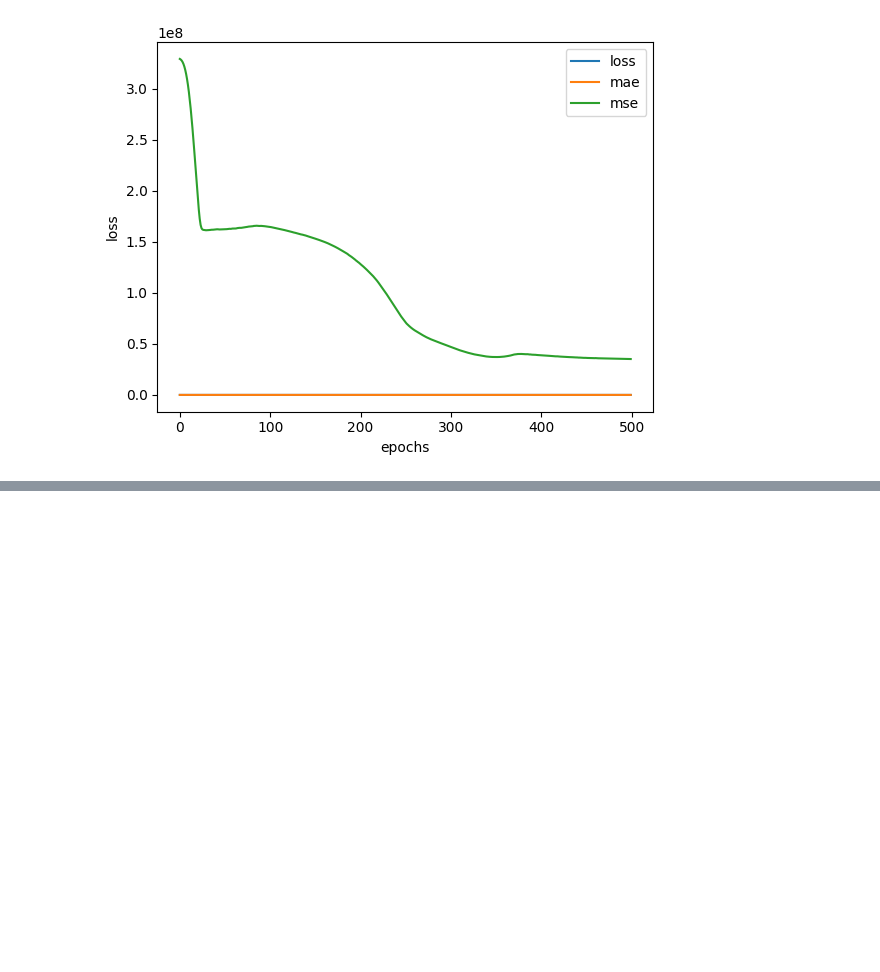
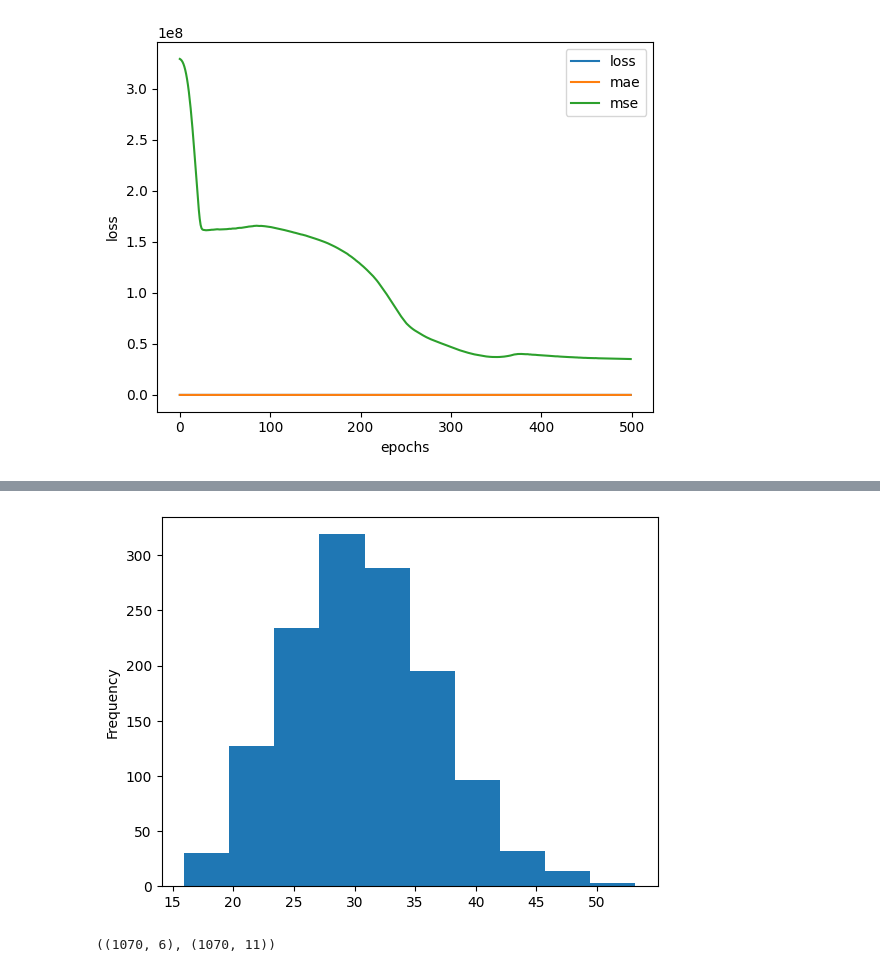
Before and after one commit to akshat-shethia/Deep_Learning, a Jupyter notebook: TensorFlow_For_Deep_Learning/My_01_Section_3_Regression_Kaggle_medical_dataset.ipynb, the cells around one changed output, grey strips where cells are left out. Cells and saved outputs as stored; diff of their text form; code cells hidden in the pictures; blank space fills up the shorter version.

```diff
--- a/TensorFlow_For_Deep_Learning/My_01_Section_3_Regression_Kaggle_medical_dataset.ipynb
+++ b/TensorFlow_For_Deep_Learning/My_01_Section_3_Regression_Kaggle_medical_dataset.ipynb
@@ -253,0 +258,4 @@ plt.xlabel("epochs");
+# %%
+X["bmi"].plot(kind = "hist");
+# %% [output]
+[figure, added]
@@ -253,0 +278,4 @@ plt.xlabel("epochs");
+# %%
+X_train.shape, X_train_Normal.shape
+# %% [output]
+((1070, 6), (1070, 11))
```
Also changed, not shown: parts of 2 cells of this notebook.
